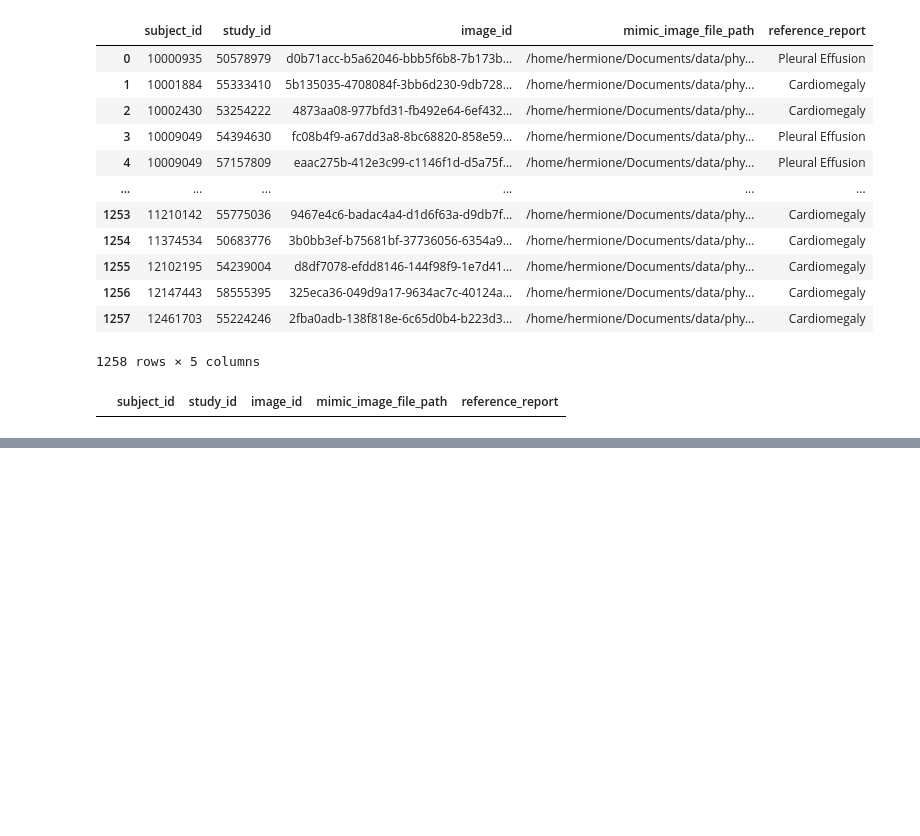
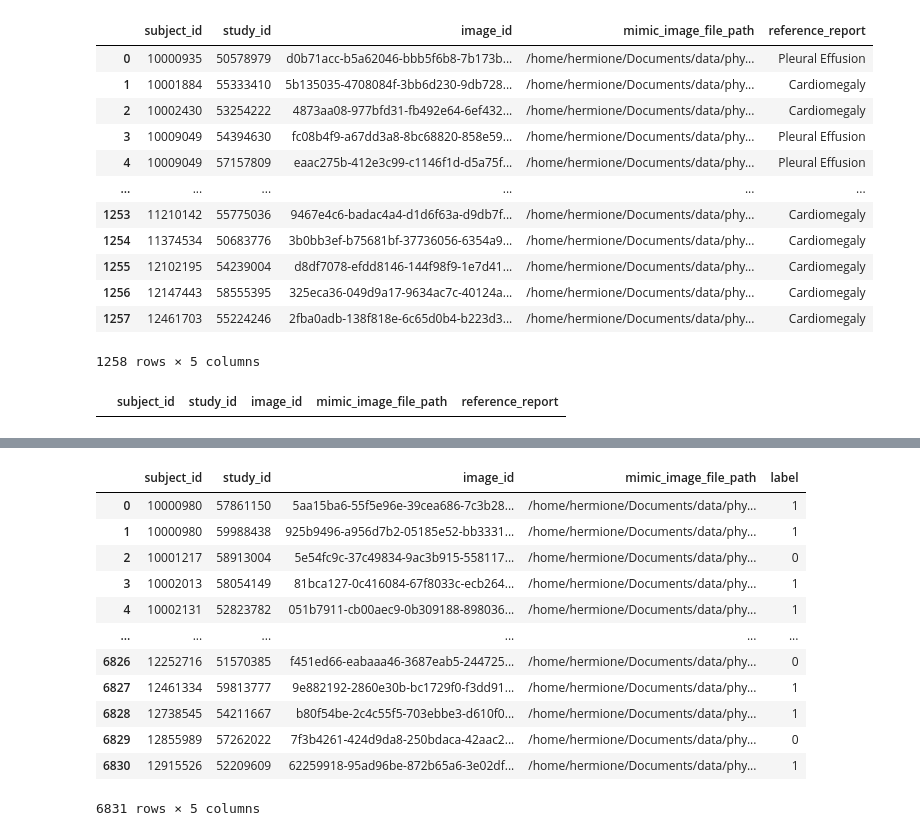
Before and after one commit to hermionewarr/rgrg_pretrained, a Jupyter notebook: src/dataset/create_datasubset.ipynb, the cells around one changed output, grey strips where cells are left out. Saved outputs shown, nothing was run; the diff lists cells and outputs as text; code cells hidden in the pictures; blank space fills up the shorter version.

```diff
--- a/src/dataset/create_datasubset.ipynb
+++ b/src/dataset/create_datasubset.ipynb
@@ -727,0 +748,18 @@ train_new[~((train_new['reference_report'] == 'Pleural Effusion')|(train_new['re
+# %%
+train_lab = train_new.drop(columns='reference_report')
+train_lab['label'] = np.where(train_new['reference_report']=='Pleural Effusion', 1,0)
+train_lab
+# %% [output]
+|  | subject_id | study_id | image_id | mimic_image_file_path | label |
+| 0 | 10000980 | 57861150 | 5aa15ba6-55f5e96e-39cea686-7c3b28... | /home/hermione/Documents/data/phy... | 1 |
+| 1 | 10000980 | 59988438 | 925b9496-a956d7b2-05185e52-bb3331... | /home/hermione/Documents/data/phy... | 1 |
+| 2 | 10001217 | 58913004 | 5e54fc9c-37c49834-9ac3b915-558117... | /home/hermione/Documents/data/phy... | 0 |
+| 3 | 10002013 | 58054149 | 81bca127-0c416084-67f8033c-ecb264... | /home/hermione/Documents/data/phy... | 1 |
+| 4 | 10002131 | 52823782 | 051b7911-cb00aec9-0b309188-898036... | /home/hermione/Documents/data/phy... | 1 |
+| ... | ... | ... | ... | ... | ... |
+| 6826 | 12252716 | 51570385 | f451ed66-eabaaa46-3687eab5-244725... | /home/hermione/Documents/data/phy... | 0 |
+| 6827 | 12461334 | 59813777 | 9e882192-2860e30b-bc1729f0-f3dd91... | /home/hermione/Documents/data/phy... | 1 |
+| 6828 | 12738545 | 54211667 | b80f54be-2c4c55f5-703ebbe3-d610f0... | /home/hermione/Documents/data/phy... | 1 |
+| 6829 | 12855989 | 57262022 | 7f3b4261-424d9da8-250bdaca-42aac2... | /home/hermione/Documents/data/phy... | 0 |
+| 6830 | 12915526 | 52209609 | 62259918-95ad96be-872b65a6-3e02df... | /home/hermione/Documents/data/phy... | 1 |
+6831 rows × 5 columns
```
Also changed, not shown: parts of 2 cells of this notebook, 10 other files.
